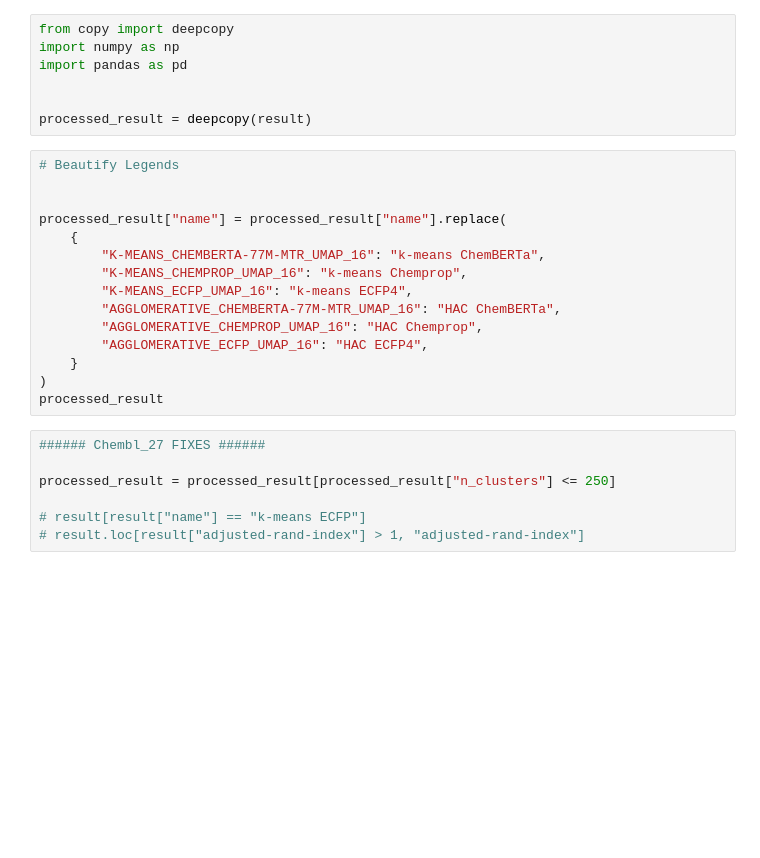
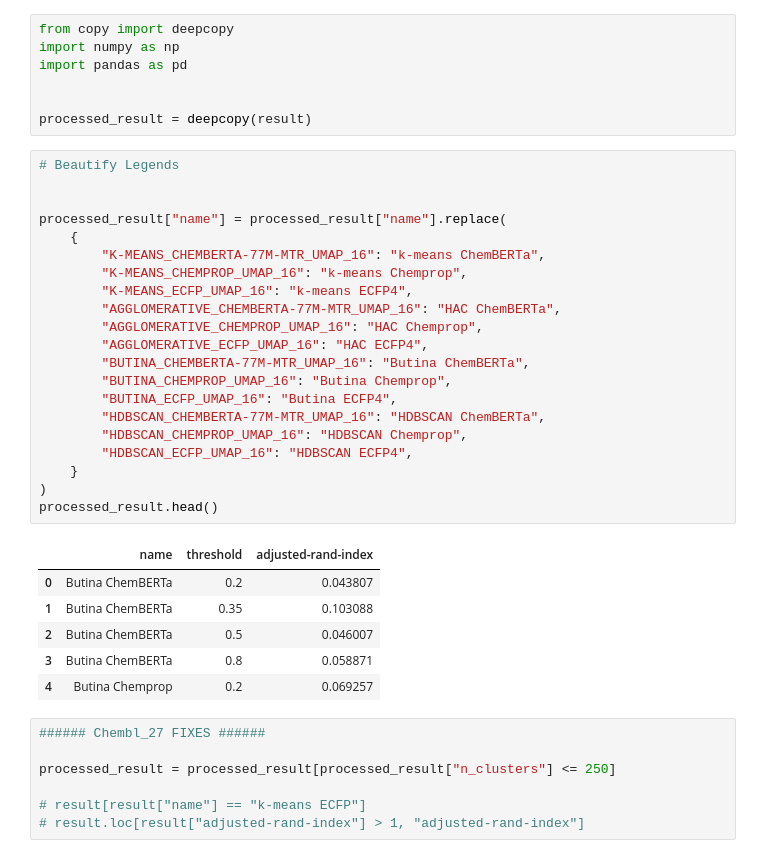
Before and after one commit to ilkersigirci/thesis-work, a Jupyter notebook: notebooks/thesis_figures.ipynb, the cells around one changed output. Drawn from its saved outputs; the diff is of its cells as text; blank space fills up the shorter version.

```diff
--- a/notebooks/thesis_figures.ipynb
+++ b/notebooks/thesis_figures.ipynb
@@ -121,18 +207,31 @@ processed_result = deepcopy(result)
 # %%
 # Beautify Legends
 
 
 processed_result["name"] = processed_result["name"].replace(
     {
         "K-MEANS_CHEMBERTA-77M-MTR_UMAP_16": "k-means ChemBERTa",
         "K-MEANS_CHEMPROP_UMAP_16": "k-means Chemprop",
         "K-MEANS_ECFP_UMAP_16": "k-means ECFP4",
         "AGGLOMERATIVE_CHEMBERTA-77M-MTR_UMAP_16": "HAC ChemBERTa",
         "AGGLOMERATIVE_CHEMPROP_UMAP_16": "HAC Chemprop",
         "AGGLOMERATIVE_ECFP_UMAP_16": "HAC ECFP4",
+        "BUTINA_CHEMBERTA-77M-MTR_UMAP_16": "Butina ChemBERTa",
+        "BUTINA_CHEMPROP_UMAP_16": "Butina Chemprop",
+        "BUTINA_ECFP_UMAP_16": "Butina ECFP4",
+        "HDBSCAN_CHEMBERTA-77M-MTR_UMAP_16": "HDBSCAN ChemBERTa",
+        "HDBSCAN_CHEMPROP_UMAP_16": "HDBSCAN Chemprop",
+        "HDBSCAN_ECFP_UMAP_16": "HDBSCAN ECFP4",
     }
 )
-processed_result
+processed_result.head()
+# %% [output]
+|  | name | threshold | adjusted-rand-index |
+| 0 | Butina ChemBERTa | 0.2 | 0.043807 |
+| 1 | Butina ChemBERTa | 0.35 | 0.103088 |
+| 2 | Butina ChemBERTa | 0.5 | 0.046007 |
+| 3 | Butina ChemBERTa | 0.8 | 0.058871 |
+| 4 | Butina Chemprop | 0.2 | 0.069257 |
 # %%
 ###### Chembl_27 FIXES ######
 
```
Also changed, not shown: parts of 6 cells of this notebook.
